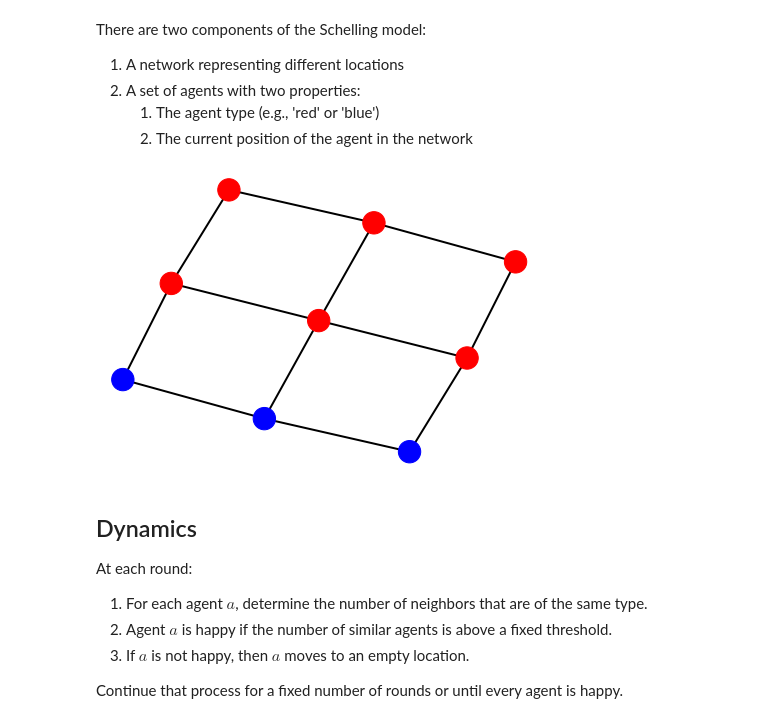
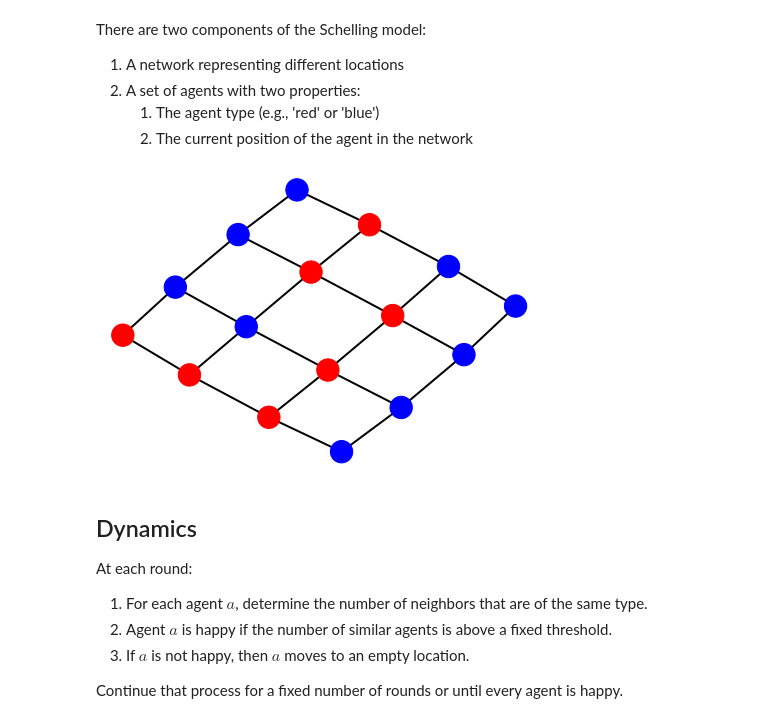
Before and after one commit to epacuit/ppe-simulations, a Jupyter notebook: _build/jupyter_execute/course-content/01-schelling.ipynb, the cells around one changed output. Drawn from its saved outputs; the diff is of its cells as text; code cells hidden in the pictures.

```diff
--- a/_build/jupyter_execute/course-content/01-schelling.ipynb
+++ b/_build/jupyter_execute/course-content/01-schelling.ipynb
@@ -22,17 +22,17 @@ There are two components of the Schelling model:
 # %%
 import networkx as nx
 import random
 import matplotlib.pyplot as plt
 
-grid = nx.grid_2d_graph(3,3)
+grid = nx.grid_2d_graph(4,4)
 color_map=list()
 for node in grid:
     color_map.append('blue' if random.random() < 0.5 else 'red')
 pos = nx.spring_layout(grid, iterations=100)
 nx.draw(grid, pos, node_color=color_map, node_size=500, font_color='white', width=2, with_labels=False)
 plt.show()
 # %% [output]
-[figure, old version]
+[figure, new version]
 # %% [markdown]
 ## Dynamics
 
```
Also changed, not shown: parts of 34 cells of this notebook, 16 other files.
